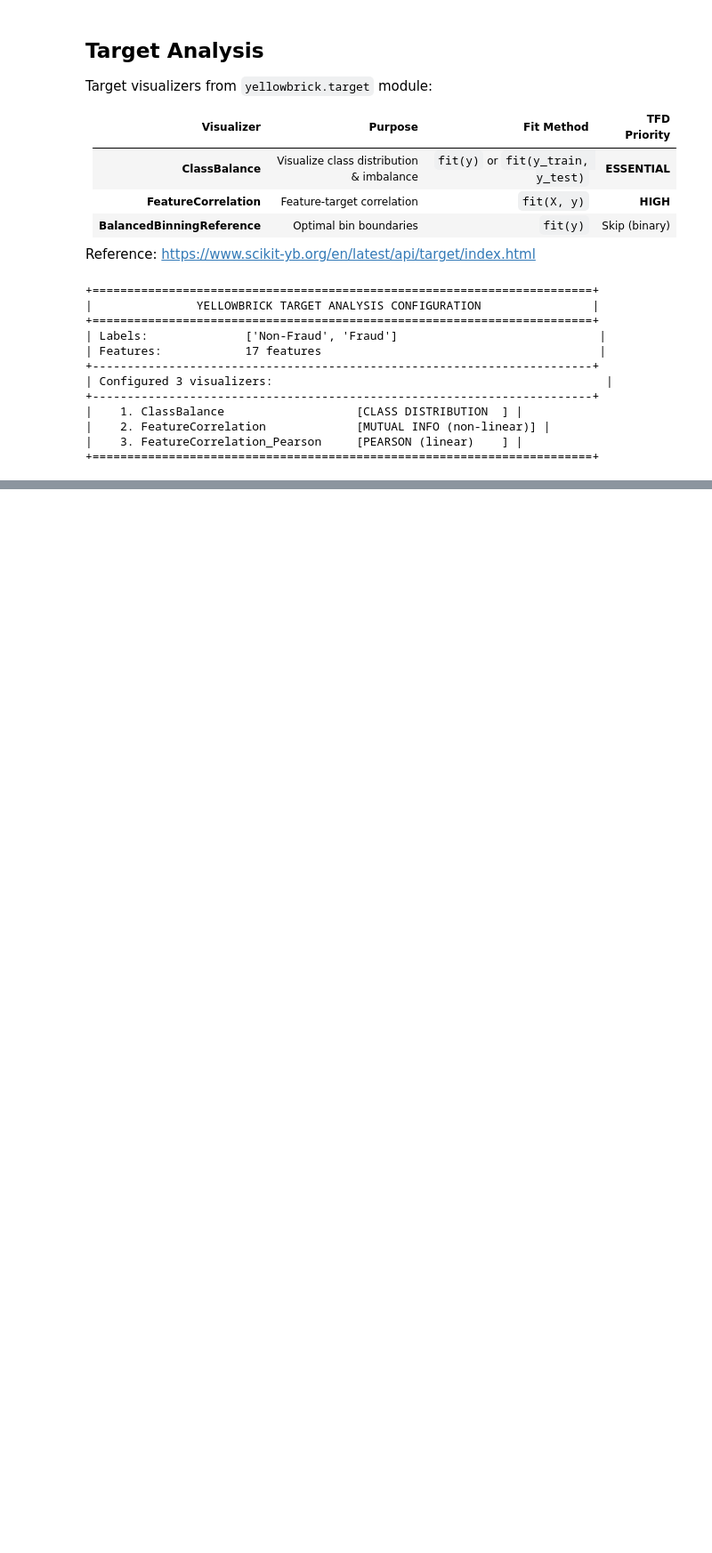
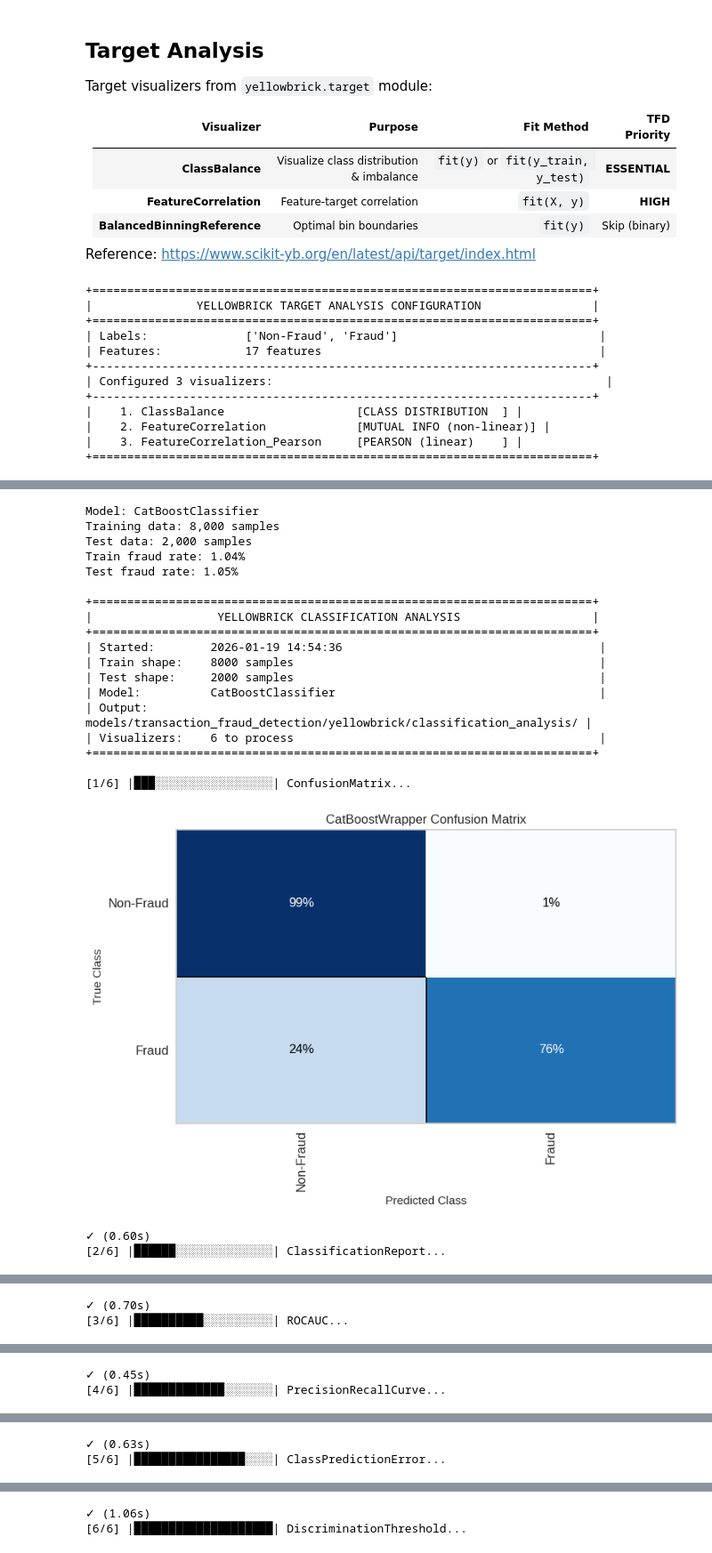
Before and after one commit to rafaelcoelho1409/COELHORealTime, a Jupyter notebook: notebooks/010_sklearn_duckdb_sql_classification.ipynb, the cells around one changed output, grey strips where cells are left out. Shown at 89% size. Saved outputs shown, nothing was run; the diff lists cells and outputs as text; code cells hidden in the pictures; blank space fills up the shorter version.

Commit message:
TFD page - Batch ML tab: Classification tab ready

```diff
--- a/notebooks/010_sklearn_duckdb_sql_classification.ipynb
+++ b/notebooks/010_sklearn_duckdb_sql_classification.ipynb
@@ -1941,0 +2552,9 @@ Saved visualizations:
+# %%
+# Generate kwargs for all classification visualizers
+
+os.makedirs(f"{YELLOWBRICK_PATH}/classification_analysis", exist_ok=True)
+
+classification_analysis_kwargs = yellowbrick_classification_analysis_kwargs(
+    classes=["Non-Fraud", "Fraud"],  # Human-readable class names
+    verbose=True,
+)
@@ -1941,0 +2576,43 @@ Saved visualizations:
+# %%
+# Run all classification analysis visualizers
+# Using the trained CatBoost model with train/test splits
+
+print(f"Model: {type(model).__name__}")
+print(f"Training data: {X_train.shape[0]:,} samples")
+print(f"Test data: {X_test.shape[0]:,} samples")
+print(f"Train fraud rate: {(y_train==1).sum() / len(y_train) * 100:.2f}%")
+print(f"Test fraud rate: {(y_test==1).sum() / len(y_test) * 100:.2f}%")
+
+# Run visualizers
+classification_results = yellowbrick_classification_analysis_visualizers(
+    classification_analysis_kwargs,
+    model,  # Pre-fitted CatBoost model
+    X_train,
+    X_test,
+    y_train,
+    y_test,
+    YELLOWBRICK_PATH,
+    verbose=True,
+)
+# %% [output]
+Model: CatBoostClassifier
+Training data: 8,000 samples
+Test data: 2,000 samples
+Train fraud rate: 1.04%
+Test fraud rate: 1.05%
+
++========================================================================+
+|                  YELLOWBRICK CLASSIFICATION ANALYSIS                   |
++========================================================================+
+| Started:        2026-01-19 14:54:36                                     |
+| Train shape:    8000 samples                                            |
+| Test shape:     2000 samples                                            |
+| Model:          CatBoostClassifier                                      |
+| Output:         models/transaction_fraud_detection/yellowbrick/classification_analysis/ |
+| Visualizers:    6 to process                                            |
++========================================================================+
+
+[1/6] |███░░░░░░░░░░░░░░░░░| ConfusionMatrix...
+[figure, added]
+✓ (0.60s)
+[2/6] |██████░░░░░░░░░░░░░░| ClassificationReport...
@@ -1941,0 +2620,2 @@ Saved visualizations:
+✓ (0.70s)
+[3/6] |██████████░░░░░░░░░░| ROCAUC...
@@ -1941,0 +2623,2 @@ Saved visualizations:
+✓ (0.45s)
+[4/6] |█████████████░░░░░░░| PrecisionRecallCurve...
@@ -1941,0 +2626,2 @@ Saved visualizations:
+✓ (0.63s)
+[5/6] |████████████████░░░░| ClassPredictionError...
@@ -1941,0 +2629,2 @@ Saved visualizations:
+✓ (1.06s)
+[6/6] |████████████████████| DiscriminationThreshold...
```
Also changed, not shown: parts of 13 cells of this notebook, 4 other files.
